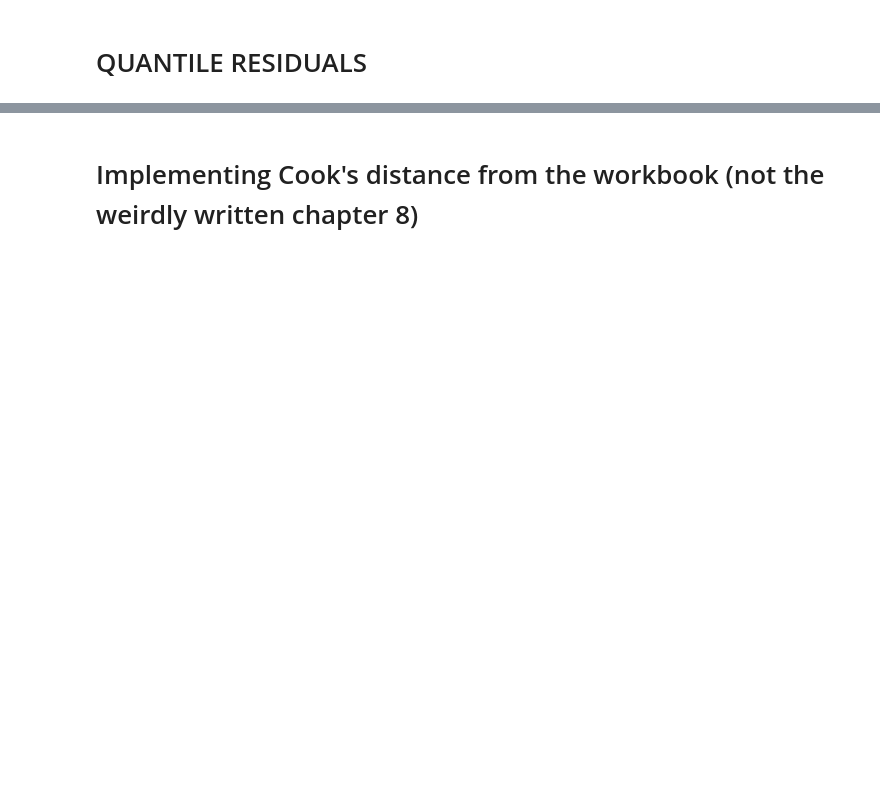
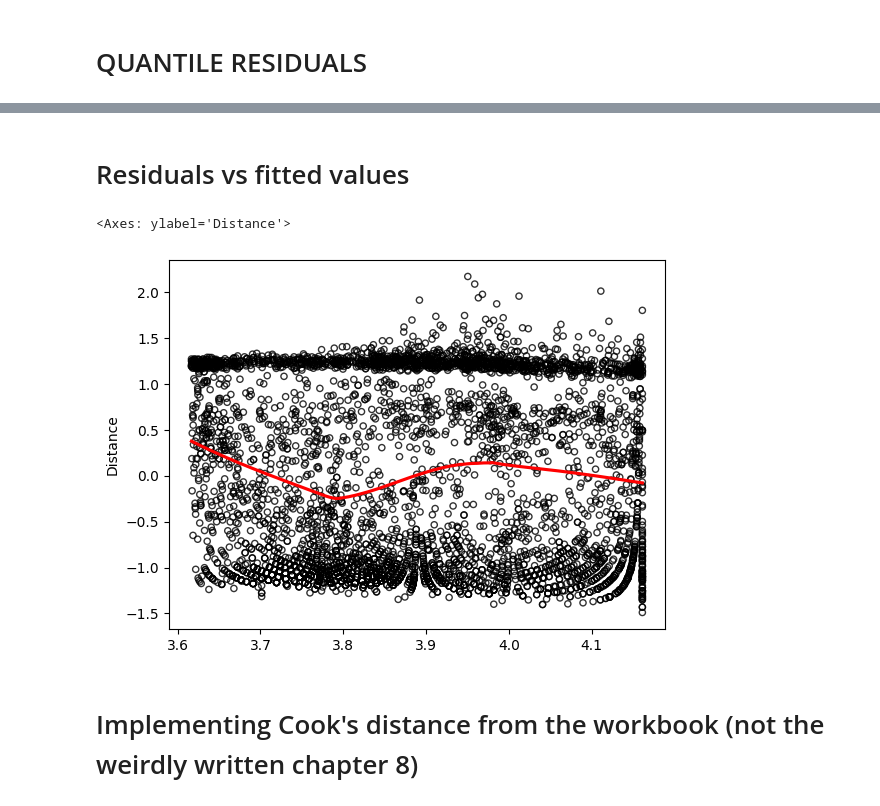
Before and after one commit to MatejVre/Generalized_Linear_Models, a Jupyter notebook: part_3.ipynb, the cells around one changed output, grey strips where cells are left out. Saved outputs shown, nothing was run; the diff lists cells and outputs as text; code cells hidden in the pictures; blank space fills up the shorter version.

```diff
--- a/part_3.ipynb
+++ b/part_3.ipynb
@@ -41,3 +68,17 @@ stats.probplot(quantile_residuals, plot=ax)
+# %% [markdown]
+# Residuals vs fitted values
+# %%
+predictions = lr.predict(X)
+residuals = y - predictions
+sigma_hat = np.sqrt(np.sum(residuals**2) / (n - 2 - 1))
+std = np.std(residuals)
+pearson_residuals = residuals/sigma_hat
+# h = np.diag(lr.hat_matrix)
+# r = quantile_residuals/np.sqrt((1-h))
+sns.regplot(x=predictions, y=pearson_residuals, lowess=True, scatter_kws={'s': 20, 'color':"black", "facecolor":"None"}, line_kws={'color': 'red'})
+# %% [output]
+<Axes: ylabel='Distance'>
+[figure, added]
 # %% [markdown]
 # Implementing Cook's distance from the workbook (not the weirdly written chapter 8)
 # %%
```
Also changed, not shown: parts of 6 cells of this notebook, 1 other file.
